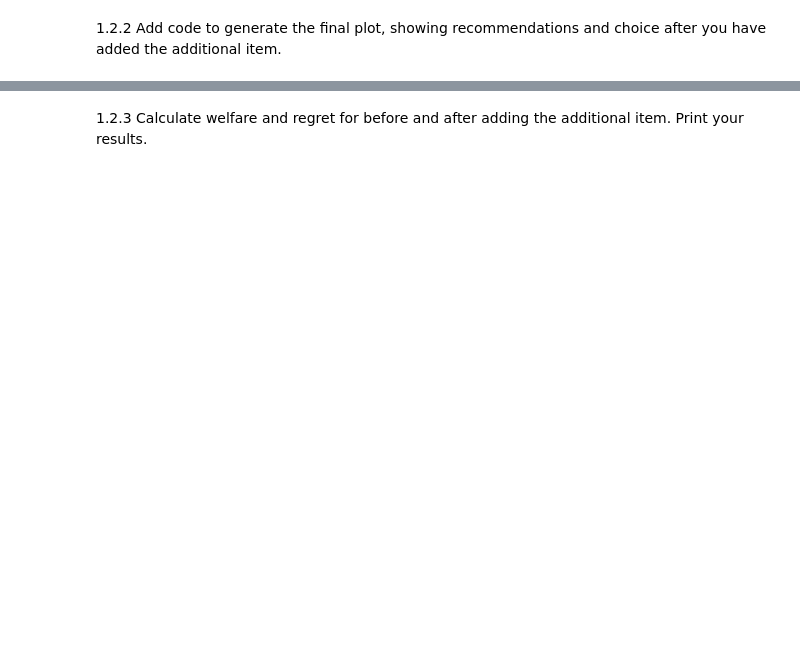
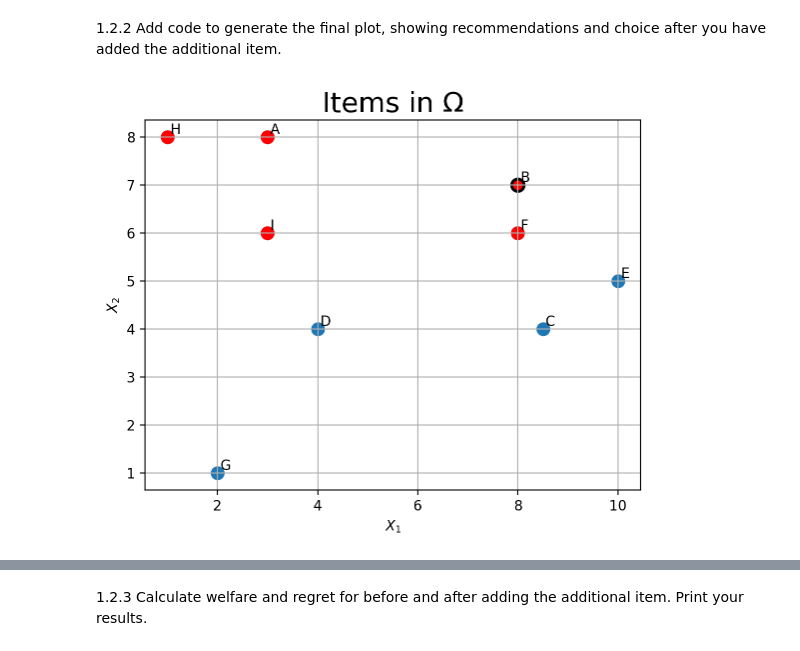
Before and after one commit to Strugoeden121/ML_Human2, a Jupyter notebook: HW2_2024_students.ipynb, the cells around one changed output, grey strips where cells are left out. Cells and saved outputs as stored; diff of their text form; code cells hidden in the pictures; blank space fills up the shorter version.

```diff
--- a/HW2_2024_students.ipynb
+++ b/HW2_2024_students.ipynb
@@ -526,0 +619,12 @@ Answer:...
+# %%
+## YOUR SOLUTION
+# Add new item to S
+# let's add the third item in the tag set to the current set
+index = 1 #this is the index of H in Omega'
+attraction_env.add_item(index=index)
+
+attraction_env.plot_omega()
+
+df_new = attraction_env.generate_datasets()
+# %% [output]
+[figure, added]
```
Also changed, not shown: parts of 24 cells of this notebook.
